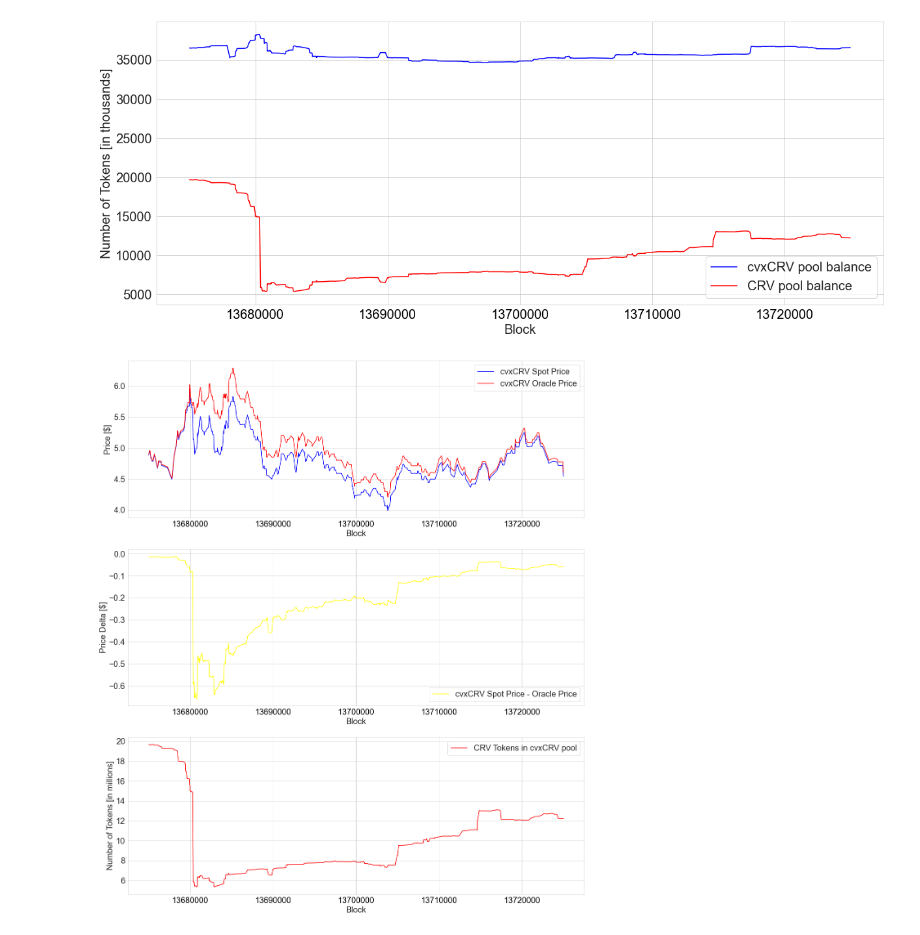
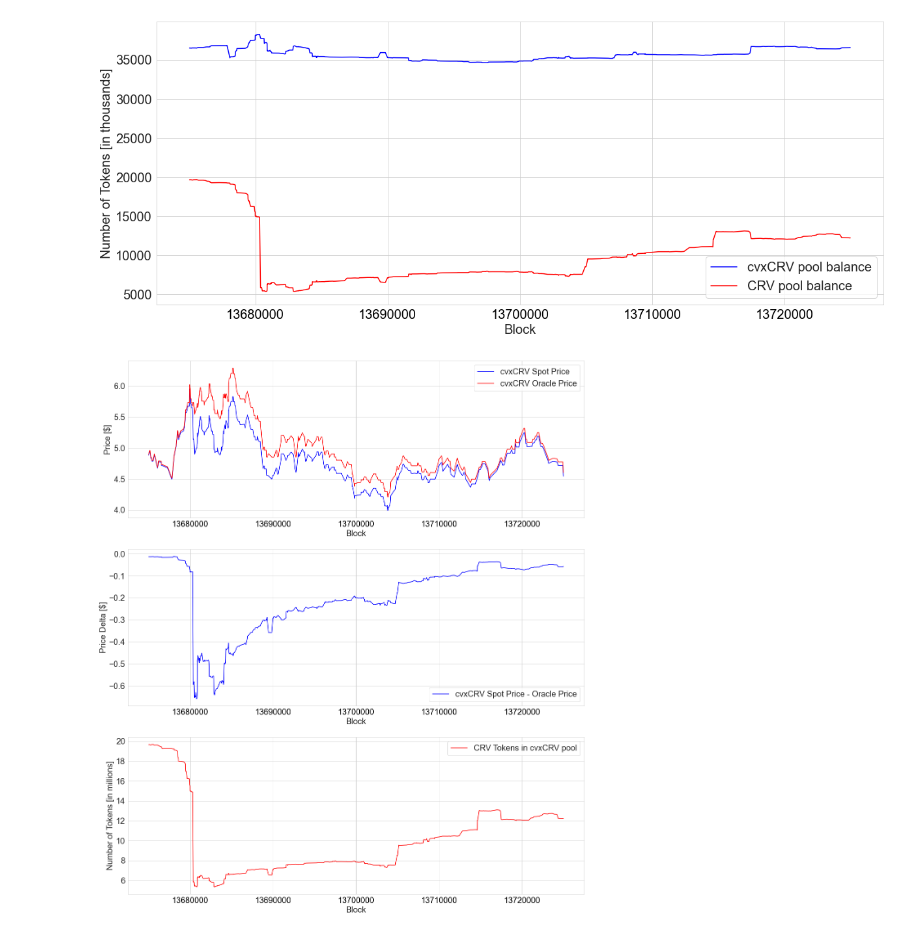
Before and after one commit to bout3fiddy/decentralised_oracle, a Jupyter notebook: scripts/research/oracle_simulation.ipynb, the cells around one changed output. Saved outputs shown, nothing was run; the diff lists cells and outputs as text; code cells hidden in the pictures.

Commit message:
fix: blue lineplot is more readable on github

```diff
--- a/scripts/research/oracle_simulation.ipynb
+++ b/scripts/research/oracle_simulation.ipynb
@@ -294,37 +294,36 @@ ax = axes[1]
 ax.plot(
     df_pool_data_snippet.block,
     df_pool_data_snippet.cvxcrvusd_spot_price - df_pool_data_snippet.cvxcrvusd_oracle_price,
-    color='yellow',
-    # lw=5,
+    color='blue',
     label='cvxCRV Spot Price - Oracle Price'
 )
 
 ax.set_xlabel("Block", fontsize=20)
 ax.set_ylabel("Price Delta [$]", fontsize=20)
 ax.tick_params(axis='both', which='major', labelsize=20)
 ax.tick_params(axis='x', which='major', colors='black')
 ax.legend(fontsize=20)
 ax.xaxis.get_major_formatter().set_scientific(False)
 ax.xaxis.get_major_formatter().set_useOffset(False)
 
 
 ax = axes[2]
 ax.plot(
     df_pool_data_snippet.block,
     df_pool_data_snippet.crv_pool_balance * 1e-6,
     color='red',
     # lw=5,
     label='CRV Tokens in cvxCRV pool'
 )
 
 ax.set_xlabel("Block", fontsize=20)
 ax.set_ylabel("Number of Tokens [in millions]", fontsize=20)
 ax.tick_params(axis='both', which='major', labelsize=20)
 ax.tick_params(axis='x', which='major', colors='black')
 ax.legend(fontsize=20)
 ax.xaxis.get_major_formatter().set_scientific(False)
 ax.xaxis.get_major_formatter().set_useOffset(False)
 ax.yaxis.get_major_formatter().set_scientific(False)
 ax.yaxis.get_major_formatter().set_useOffset(False)
 # %% [output]
-[figure, old version]
+[figure, new version]
```
